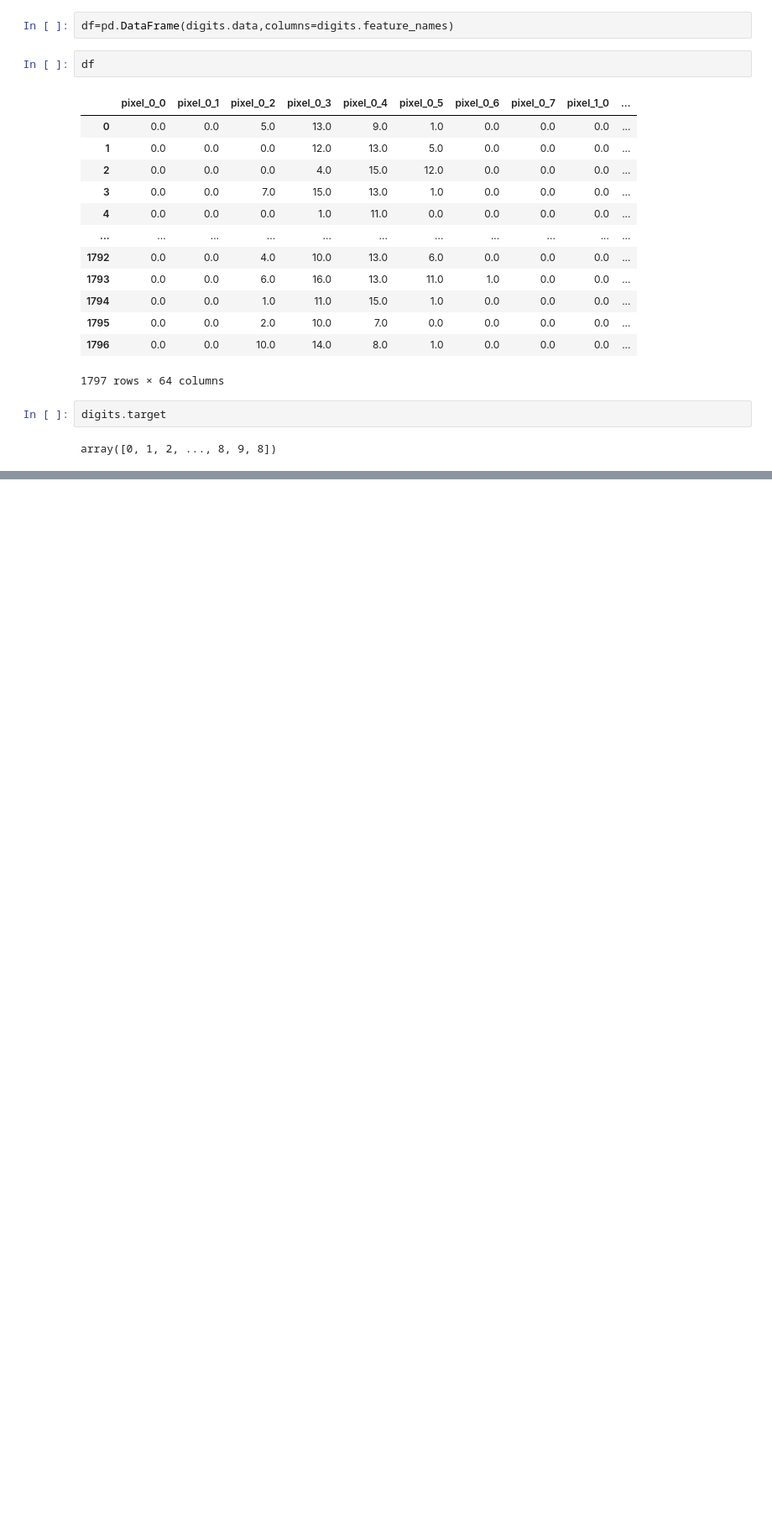
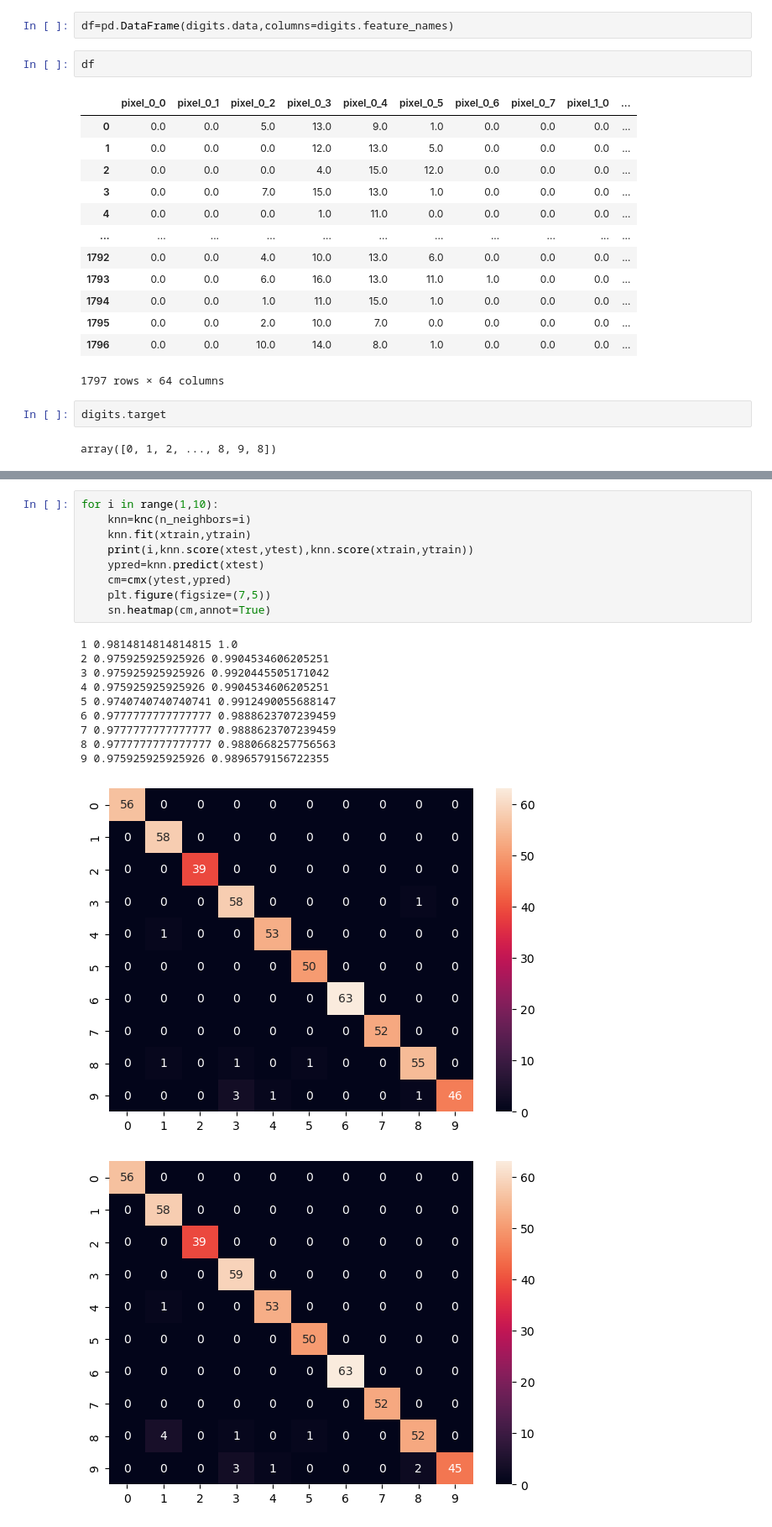
Before and after one commit to rolansy/jupythe, a Jupyter notebook: K Nearest Neighbors/digits knn neighbours.ipynb, the cells around one changed output, grey strips where cells are left out. Shown at 84% size. Drawn from its saved outputs; the diff is of its cells as text; blank space fills up the shorter version.

```diff
--- a/K Nearest Neighbors/digits knn neighbours.ipynb
+++ b/K Nearest Neighbors/digits knn neighbours.ipynb
@@ -32,0 +143,21 @@ array([0, 1, 2, ..., 8, 9, 8])
+# %%
+for i in range(1,10):
+    knn=knc(n_neighbors=i)
+    knn.fit(xtrain,ytrain)
+    print(i,knn.score(xtest,ytest),knn.score(xtrain,ytrain))
+    ypred=knn.predict(xtest)
+    cm=cmx(ytest,ypred)
+    plt.figure(figsize=(7,5))
+    sn.heatmap(cm,annot=True)
+# %% [output]
+1 0.9814814814814815 1.0
+2 0.975925925925926 0.9904534606205251
+3 0.975925925925926 0.9920445505171042
+4 0.975925925925926 0.9904534606205251
+5 0.9740740740740741 0.9912490055688147
+6 0.9777777777777777 0.9888623707239459
+7 0.9777777777777777 0.9888623707239459
+8 0.9777777777777777 0.9880668257756563
+9 0.975925925925926 0.9896579156722355
+[figure, added]
+[figure, added]
```
Also changed, not shown: parts of 23 cells of this notebook.
